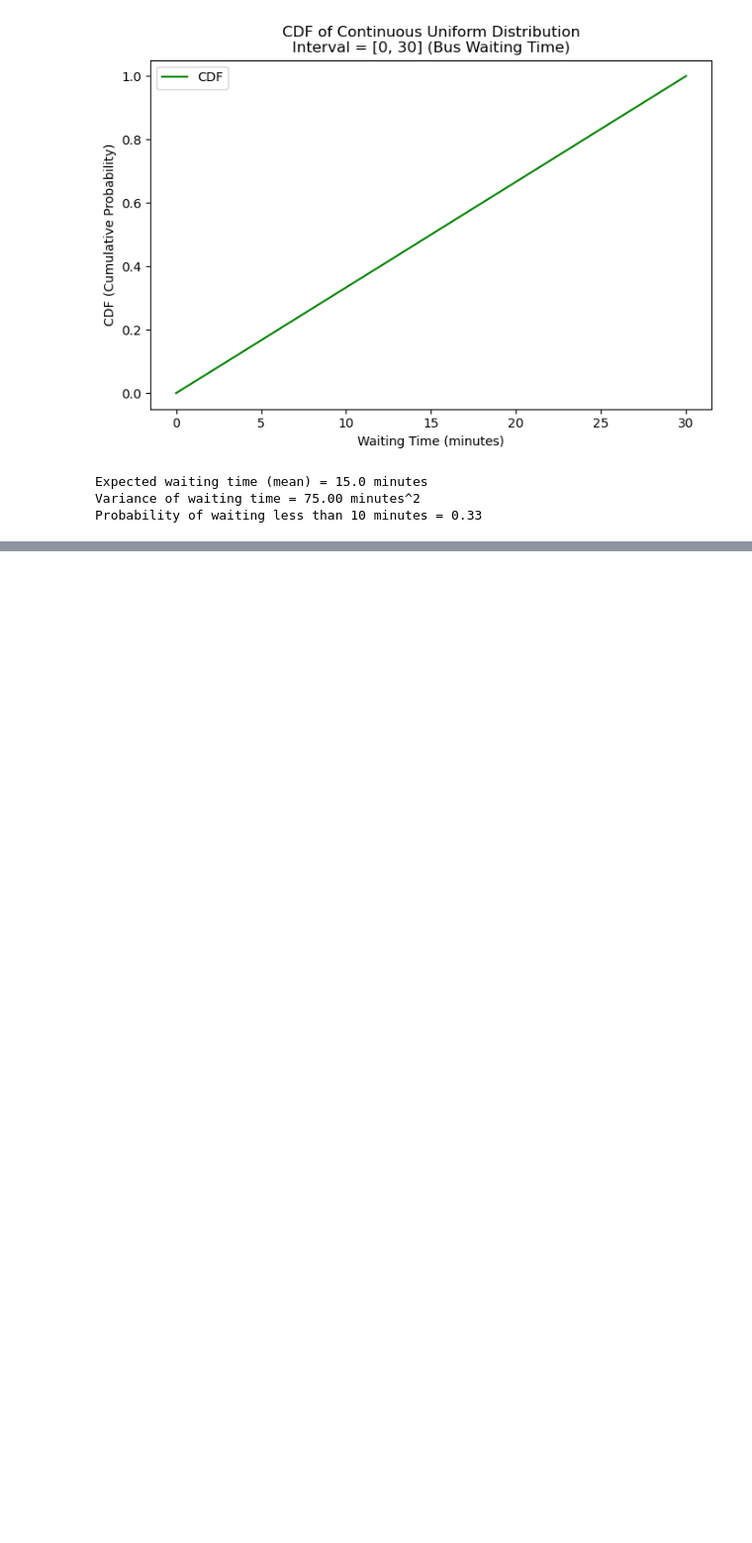
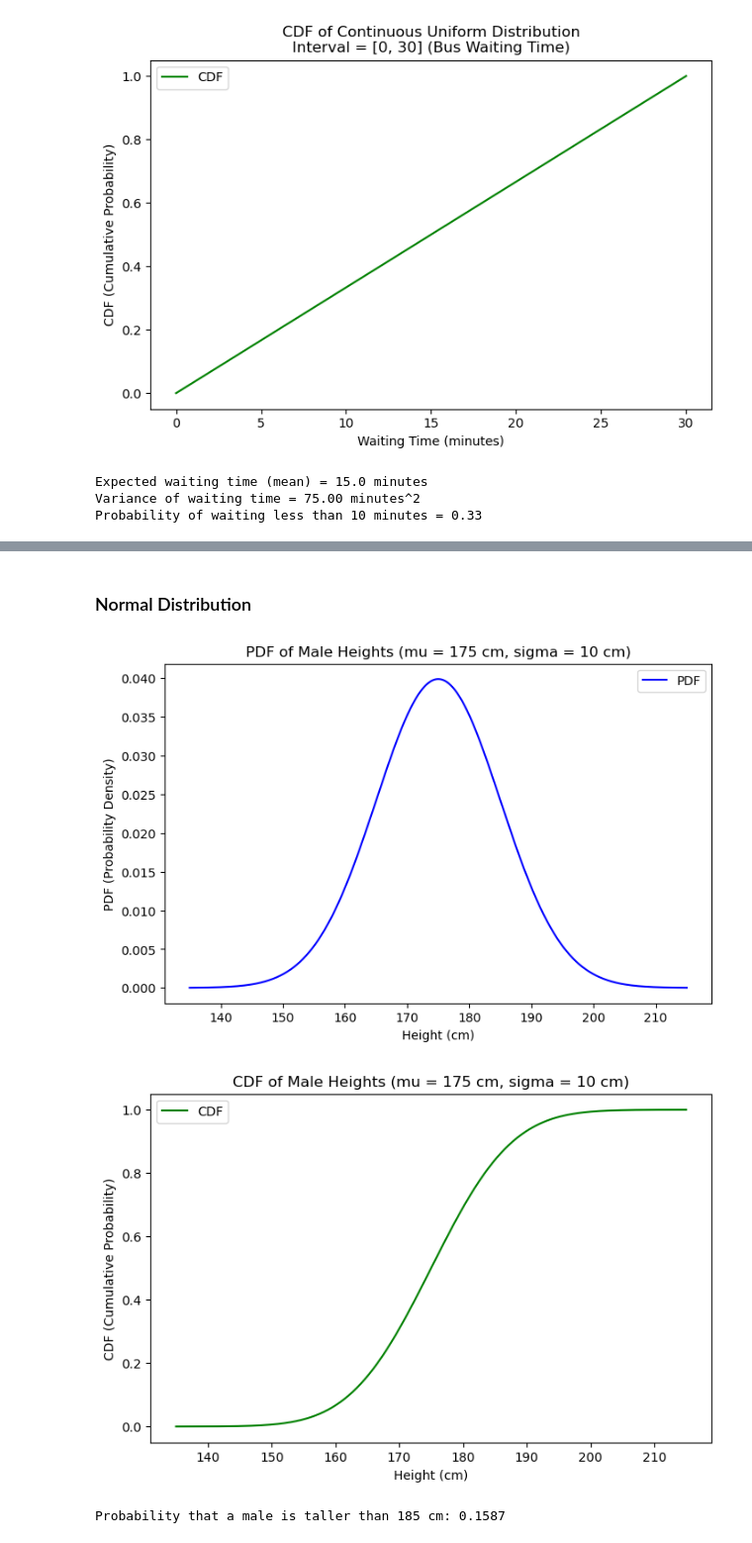
Before and after one commit to dusan-zdravkovic/Exam-P-Programs, a Jupyter notebook: continuous_distributions.ipynb, the cells around one changed output, grey strips where cells are left out. Shown at 99% size. Cells and saved outputs as stored; diff of their text form; code cells hidden in the pictures; blank space fills up the shorter version.

```diff
--- a/continuous_distributions.ipynb
+++ b/continuous_distributions.ipynb
@@ -55,0 +147,43 @@ Probability of waiting less than 10 minutes = 0.33
+# %% [markdown]
+### Normal Distribution
+# %%
+from scipy.stats import norm
+
+# Define the parameters for the normal distribution
+mu = 175  # Mean height in cm
+sigma = 10  # Standard deviation in cm
+
+# Generate a range of x values (heights in cm)
+x_values = np.linspace(mu - 4 * sigma, mu + 4 * sigma, 1000)
+
+# Calculate the PDF (Probability Density Function)
+pdf = norm.pdf(x_values, mu, sigma)
+
+# Calculate the CDF (Cumulative Distribution Function)
+cdf = norm.cdf(x_values, mu, sigma)
+
+# Plot the PDF using seaborn
+plt.figure(figsize=(8, 5))
+sns.lineplot(x=x_values, y=pdf, color="blue", label="PDF")
+plt.title(f"PDF of Male Heights (mu = {mu} cm, sigma = {sigma} cm)")
+plt.xlabel("Height (cm)")
+plt.ylabel("PDF (Probability Density)")
+plt.legend()
+plt.show()
+
+# Plot the CDF using seaborn
+plt.figure(figsize=(8, 5))
+sns.lineplot(x=x_values, y=cdf, color="green", label="CDF")
+plt.title(f"CDF of Male Heights (mu = {mu} cm, sigma = {sigma} cm)")
+plt.xlabel("Height (cm)")
+plt.ylabel("CDF (Cumulative Probability)")
+plt.legend()
+plt.show()
+
+# Example: Probability that a randomly selected male is taller than 185 cm
+prob_taller_than_185 = 1 - norm.cdf(185, mu, sigma)
+print(f"Probability that a male is taller than 185 cm: {prob_taller_than_185:.4f}")
+# %% [output]
+[figure, added]
+[figure, added]
+Probability that a male is taller than 185 cm: 0.1587
```
Also changed, not shown: parts of 5 cells of this notebook.
